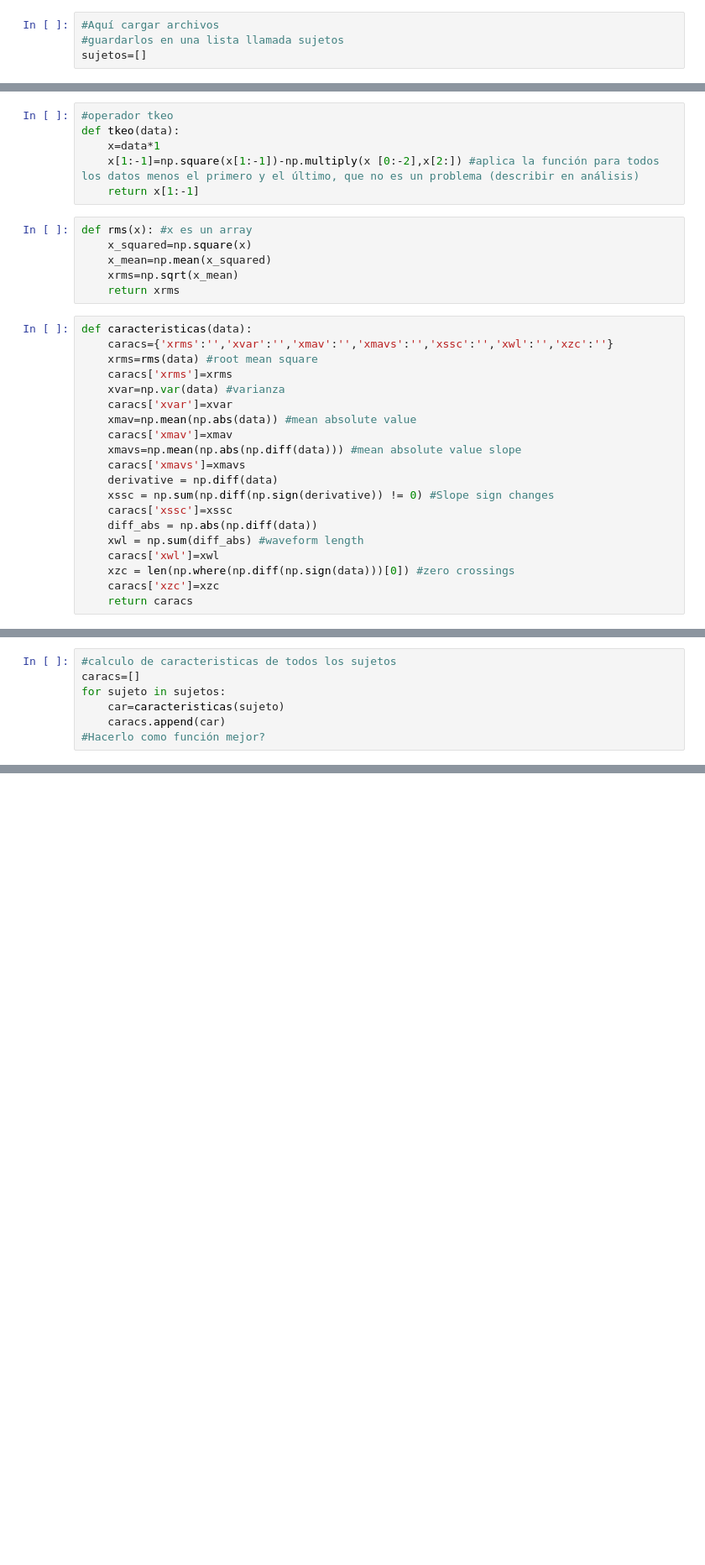
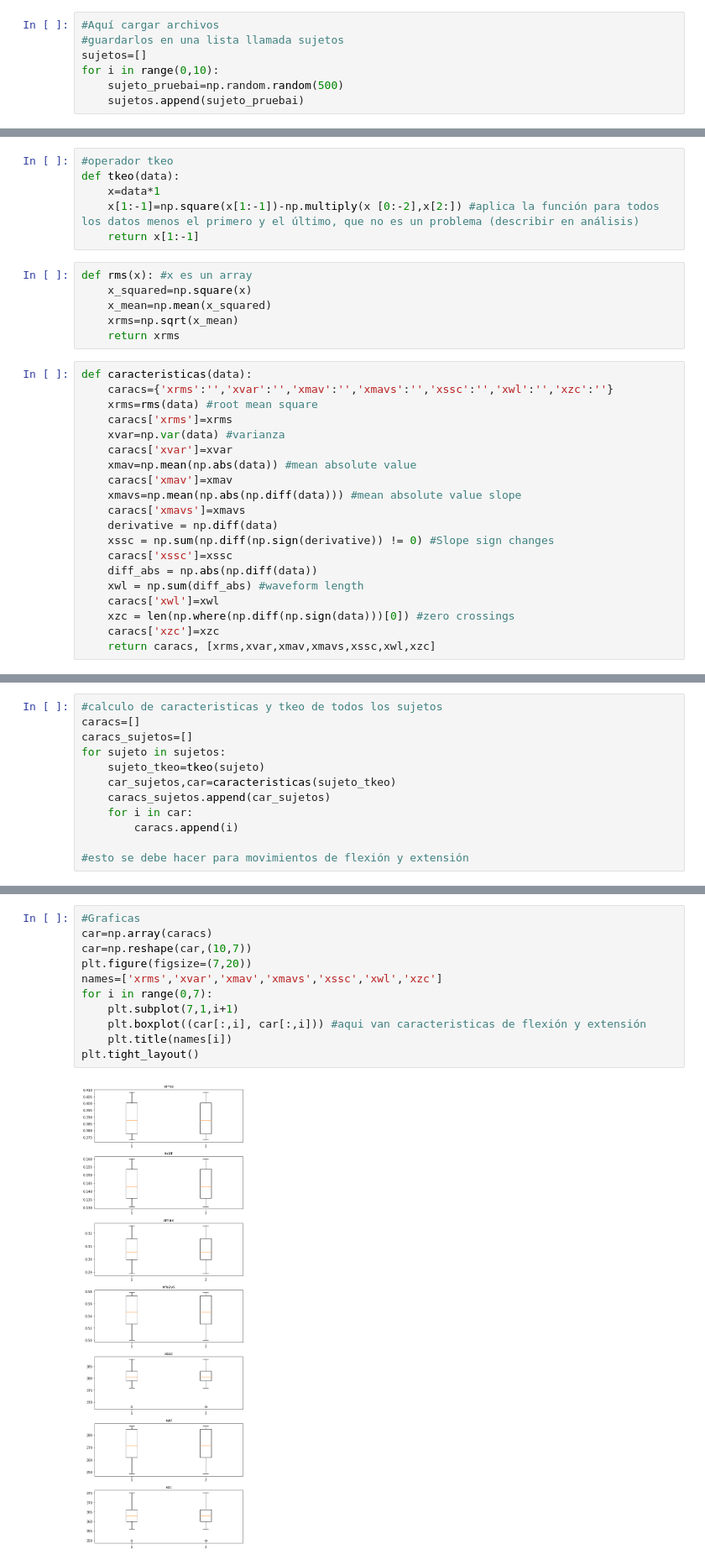
Before and after one commit to MateoOyuelaR19/LAB-BIOSE-ALES, a Jupyter notebook: Proyecto/Seguimiento_2/seguimiento_2.ipynb, the cells around one changed output, grey strips where cells are left out. Shown: that part at 84% size. Saved outputs shown, nothing was run; the diff lists cells and outputs as text; blank space fills up the shorter version.

```diff
--- a/Proyecto/Seguimiento_2/seguimiento_2.ipynb
+++ b/Proyecto/Seguimiento_2/seguimiento_2.ipynb
@@ -5,3 +5,6 @@ import matplotlib.pyplot as plt
 #Aquí cargar archivos
 #guardarlos en una lista llamada sujetos
 sujetos=[]
+for i in range(0,10):
+    sujeto_pruebai=np.random.random(500)
+    sujetos.append(sujeto_pruebai)
@@ -36,4 +41,4 @@ def caracteristicas(data):
     caracs['xwl']=xwl
     xzc = len(np.where(np.diff(np.sign(data)))[0]) #zero crossings
     caracs['xzc']=xzc
-    return caracs
+    return caracs, [xrms,xvar,xmav,xmavs,xssc,xwl,xzc]
@@ -40,7 +47,12 @@ def caracteristicas(data):
 # %%
-#calculo de caracteristicas de todos los sujetos
+#calculo de caracteristicas y tkeo de todos los sujetos
 caracs=[]
+caracs_sujetos=[]
 for sujeto in sujetos:
-    car=caracteristicas(sujeto)
-    caracs.append(car)
-#Hacerlo como función mejor?
+    sujeto_tkeo=tkeo(sujeto)
+    car_sujetos,car=caracteristicas(sujeto_tkeo)
+    caracs_sujetos.append(car_sujetos)
+    for i in car:
+        caracs.append(i)
+
+#esto se debe hacer para movimientos de flexión y extensión
@@ -50,0 +59,13 @@ test_signal2=np.sin(2*t)
+# %%
+#Graficas
+car=np.array(caracs)
+car=np.reshape(car,(10,7))
+plt.figure(figsize=(7,20))
+names=['xrms','xvar','xmav','xmavs','xssc','xwl','xzc']
+for i in range(0,7):
+    plt.subplot(7,1,i+1)
+    plt.boxplot((car[:,i], car[:,i])) #aqui van caracteristicas de flexión y extensión
+    plt.title(names[i])
+plt.tight_layout()
+# %% [output]
+[figure, added]
```
Also changed, not shown: parts of 5 cells of this notebook.
